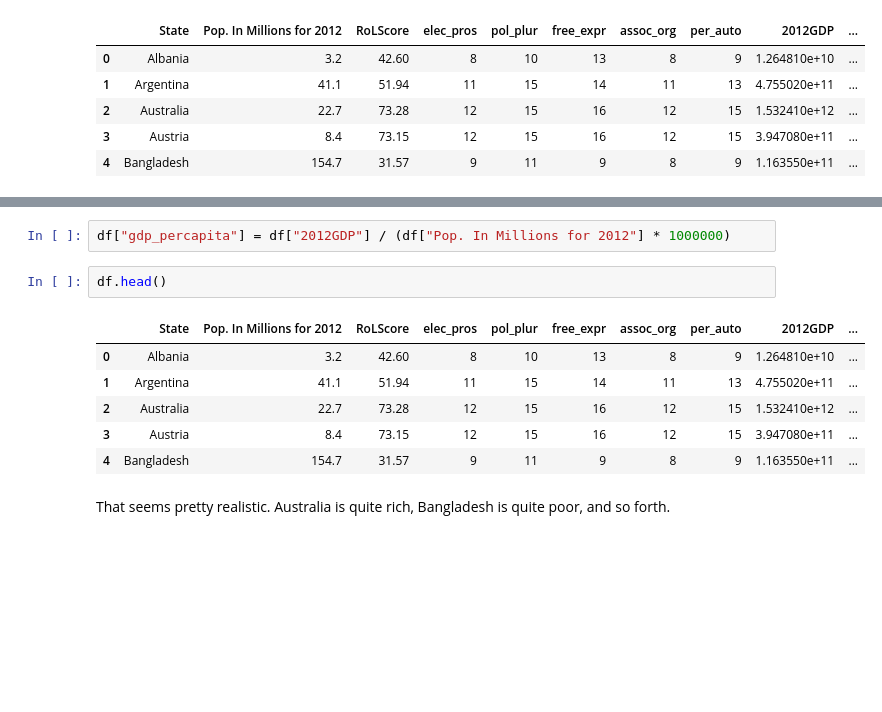
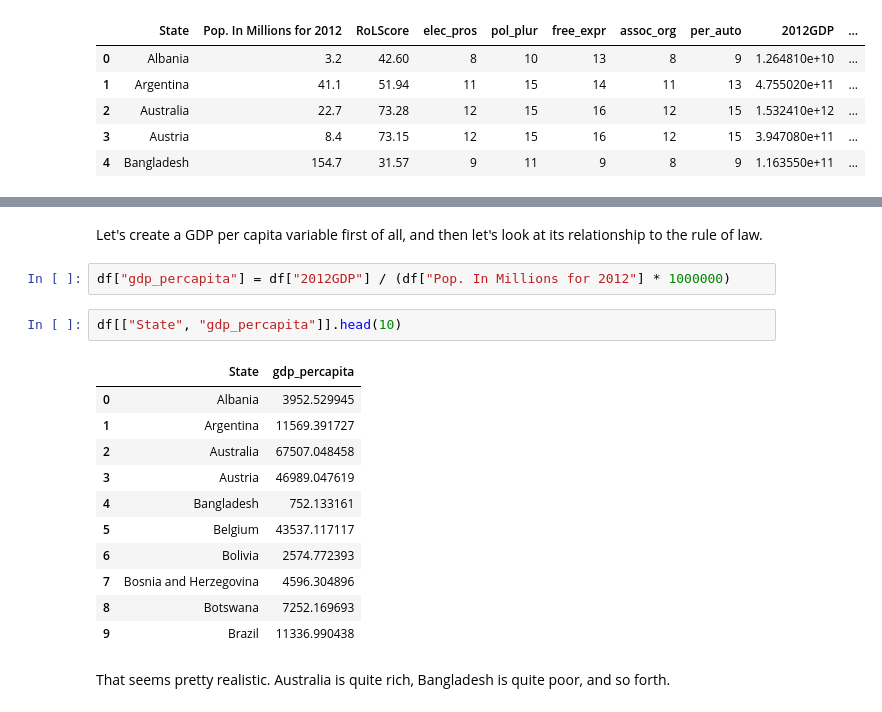
Before and after one commit to paultopia/library_gobbledygook, a Jupyter notebook: lesson_notebooks/data-transformations.ipynb, the cells around one changed output, grey strips where cells are left out. Saved outputs shown, nothing was run; the diff lists cells and outputs as text; blank space fills up the shorter version.

```diff
--- a/lesson_notebooks/data-transformations.ipynb
+++ b/lesson_notebooks/data-transformations.ipynb
@@ -30,14 +42,21 @@ Let's create a GDP per capita variable first of all, and then let's look at its
+# %% [markdown]
+Let's create a GDP per capita variable first of all, and then let's look at its relationship to the rule of law.
 # %%
 df["gdp_percapita"] = df["2012GDP"] / (df["Pop. In Millions for 2012"] * 1000000)
 # %%
-df.head()
+df[["State", "gdp_percapita"]].head(10)
 # %% [output]
-|  | State | Pop. In Millions for 2012 | RoLScore | elec_pros | pol_plur | free_expr | assoc_org | per_auto | 2012GDP | ... |
-| 0 | Albania | 3.2 | 42.60 | 8 | 10 | 13 | 8 | 9 | 1.264810e+10 | ... |
-| 1 | Argentina | 41.1 | 51.94 | 11 | 15 | 14 | 11 | 13 | 4.755020e+11 | ... |
-| 2 | Australia | 22.7 | 73.28 | 12 | 15 | 16 | 12 | 15 | 1.532410e+12 | ... |
-| 3 | Austria | 8.4 | 73.15 | 12 | 15 | 16 | 12 | 15 | 3.947080e+11 | ... |
-| 4 | Bangladesh | 154.7 | 31.57 | 9 | 11 | 9 | 8 | 9 | 1.163550e+11 | ... |
+|  | State | gdp_percapita |
+| 0 | Albania | 3952.529945 |
+| 1 | Argentina | 11569.391727 |
+| 2 | Australia | 67507.048458 |
+| 3 | Austria | 46989.047619 |
+| 4 | Bangladesh | 752.133161 |
+| 5 | Belgium | 43537.117117 |
+| 6 | Bolivia | 2574.772393 |
+| 7 | Bosnia and Herzegovina | 4596.304896 |
+| 8 | Botswana | 7252.169693 |
+| 9 | Brazil | 11336.990438 |
 # %% [markdown]
 That seems pretty realistic.  Australia is quite rich, Bangladesh is quite poor, and so forth.
 # %%
```
Also changed, not shown: parts of 9 cells of this notebook, 1 other file.
